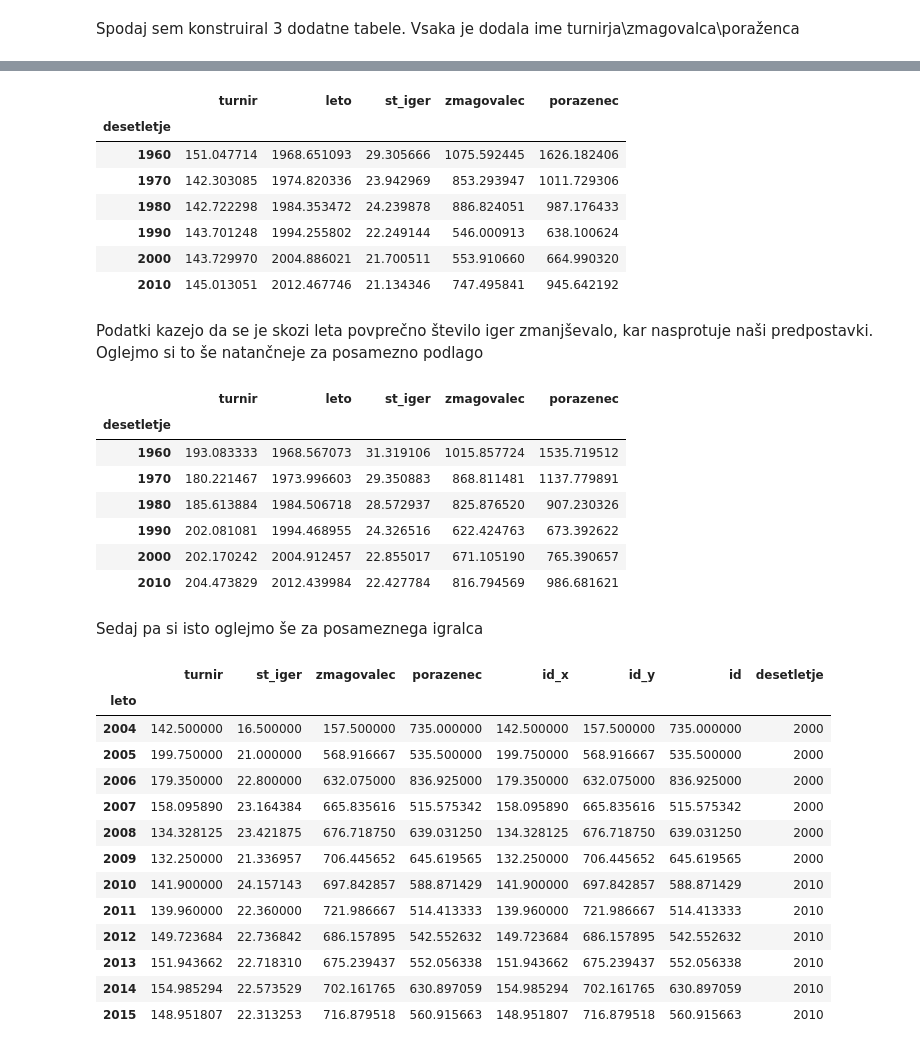
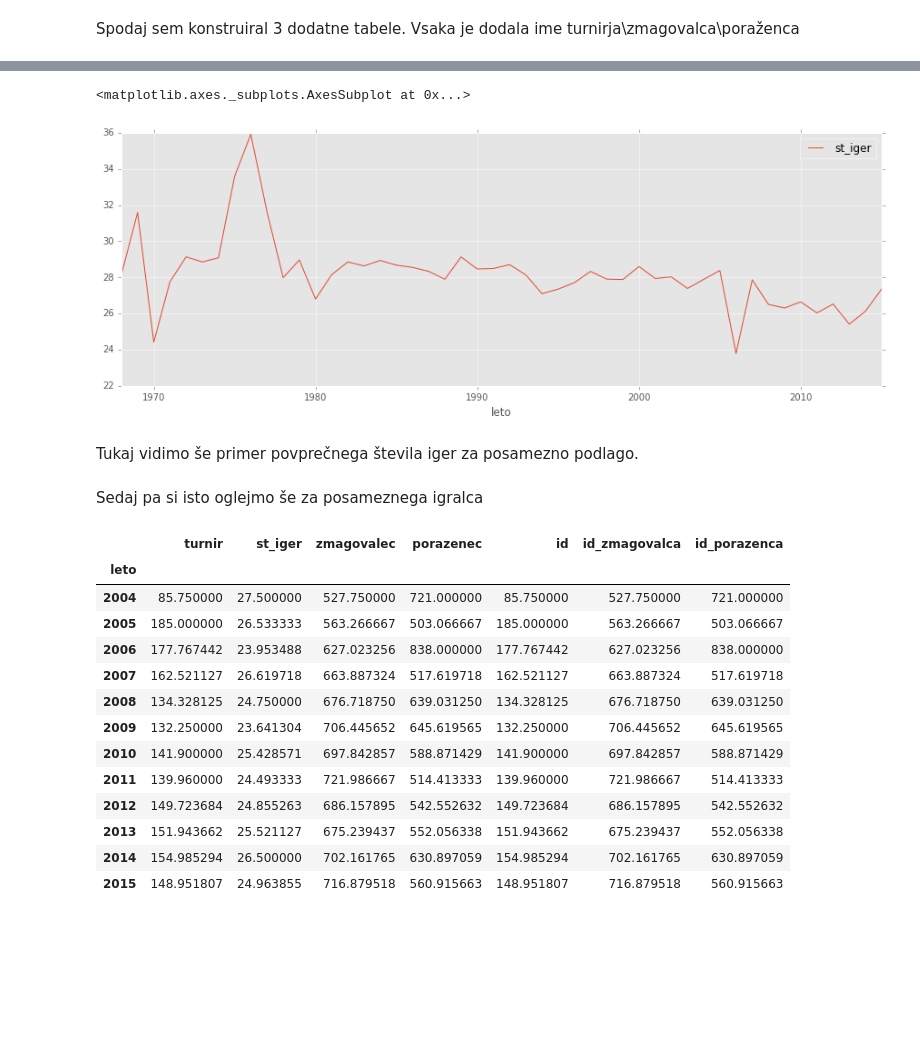
Before and after one commit to Mihec123/Projekt_Programiranje1, a Jupyter notebook: Projekt_Tenis.ipynb, the cells around one changed output, grey strips where cells are left out. Drawn from its saved outputs; the diff is of its cells as text; code cells hidden in the pictures; blank space fills up the shorter version.

```diff
--- a/Projekt_Tenis.ipynb
+++ b/Projekt_Tenis.ipynb
@@ -25,7 +25,8 @@ Vsi podatki so bili pobrani s spletne strani [ATP World tour](http://www.atpworl
 
 import pandas as pd
 import matplotlib.pyplot as plt
+plt.style.use('ggplot')
 
-pd.set_option('display.mpl_style', 'default') # Make the graphs a bit prettier
+pd.set_option('display.max_rows', 30)
 plt.rcParams['figure.figsize'] = (15, 5)
 # %% [markdown]
@@ -64,6 +65,6 @@ Spodaj sem konstruiral 3 dodatne tabele. Vsaka je dodala ime turnirja\zmagovalca
 # %%
 tabela = podatki.merge(turnirji,left_on="turnir", right_on="id")
 # %%
-tabela1 = tabela.merge(igralci,left_on="zmagovalec", right_on="id")
+tabela1 = tabela.merge(igralci,left_on="zmagovalec", right_on="id",suffixes = ("","_zmagovalca"))
 # %%
-tabela2 = tabela1.merge(igralci,left_on="porazenec", right_on="id")
+tabela2 = tabela1.merge(igralci,left_on="porazenec", right_on="id",suffixes = ("","_porazenca"))
@@ -85,43 +156,26 @@ podatki["desetletje"] = 10 * (podatki["leto"]//10)
-# %%
-podatki.groupby("desetletje").mean()
-# %% [output]
-|  | turnir | leto | st_iger | zmagovalec | porazenec |
-| desetletje |  |  |  |  |  |
-| 1960 | 151.047714 | 1968.651093 | 29.305666 | 1075.592445 | 1626.182406 |
-| 1970 | 142.303085 | 1974.820336 | 23.942969 | 853.293947 | 1011.729306 |
-| 1980 | 142.722298 | 1984.353472 | 24.239878 | 886.824051 | 987.176433 |
-| 1990 | 143.701248 | 1994.255802 | 22.249144 | 546.000913 | 638.100624 |
-| 2000 | 143.729970 | 2004.886021 | 21.700511 | 553.910660 | 664.990320 |
-| 2010 | 145.013051 | 2012.467746 | 21.134346 | 747.495841 | 945.642192 |
-# %% [markdown]
-Podatki kazejo da se je skozi leta povprečno število iger zmanjševalo, kar nasprotuje naši predpostavki. Oglejmo si to še natančneje za posamezno podlago
 # %%
-podatki[podatki.podlaga == "Grass"].groupby("desetletje").mean()
+podatki[podatki.podlaga == "Grass"].groupby("leto").mean().plot(y="st_iger")
 # %% [output]
-|  | turnir | leto | st_iger | zmagovalec | porazenec |
-| desetletje |  |  |  |  |  |
-| 1960 | 193.083333 | 1968.567073 | 31.319106 | 1015.857724 | 1535.719512 |
-| 1970 | 180.221467 | 1973.996603 | 29.350883 | 868.811481 | 1137.779891 |
-| 1980 | 185.613884 | 1984.506718 | 28.572937 | 825.876520 | 907.230326 |
-| 1990 | 202.081081 | 1994.468955 | 24.326516 | 622.424763 | 673.392622 |
-| 2000 | 202.170242 | 2004.912457 | 22.855017 | 671.105190 | 765.390657 |
-| 2010 | 204.473829 | 2012.439984 | 22.427784 | 816.794569 | 986.681621 |
+<matplotlib.axes._subplots.AxesSubplot at 0x...>
+[figure, added]
+# %% [markdown]
+Tukaj vidimo še primer povprečnega števila iger za posamezno podlago.
 # %% [markdown]
 Sedaj pa si isto oglejmo še za posameznega igralca
 # %%
-tabela2[(tabela2.ime_y == "Novak Djokovic") | (tabela2.ime == "Novak Djokovic")].groupby("leto").mean()
+tabela2[(tabela2.ime_zmagovalca == "Novak Djokovic") | (tabela2.ime_porazenca == "Novak Djokovic")].groupby("leto").mean()
 # %% [output]
-|  | turnir | st_iger | zmagovalec | porazenec | id_x | id_y | id | desetletje |
-| leto |  |  |  |  |  |  |  |  |
-| 2004 | 142.500000 | 16.500000 | 157.500000 | 735.000000 | 142.500000 | 157.500000 | 735.000000 | 2000 |
-| 2005 | 199.750000 | 21.000000 | 568.916667 | 535.500000 | 199.750000 | 568.916667 | 535.500000 | 2000 |
-| 2006 | 179.350000 | 22.800000 | 632.075000 | 836.925000 | 179.350000 | 632.075000 | 836.925000 | 2000 |
-| 2007 | 158.095890 | 23.164384 | 665.835616 | 515.575342 | 158.095890 | 665.835616 | 515.575342 | 2000 |
-| 2008 | 134.328125 | 23.421875 | 676.718750 | 639.031250 | 134.328125 | 676.718750 | 639.031250 | 2000 |
-| 2009 | 132.250000 | 21.336957 | 706.445652 | 645.619565 | 132.250000 | 706.445652 | 645.619565 | 2000 |
-| 2010 | 141.900000 | 24.157143 | 697.842857 | 588.871429 | 141.900000 | 697.842857 | 588.871429 | 2010 |
-| 2011 | 139.960000 | 22.360000 | 721.986667 | 514.413333 | 139.960000 | 721.986667 | 514.413333 | 2010 |
-| 2012 | 149.723684 | 22.736842 | 686.157895 | 542.552632 | 149.723684 | 686.157895 | 542.552632 | 2010 |
-| 2013 | 151.943662 | 22.718310 | 675.239437 | 552.056338 | 151.943662 | 675.239437 | 552.056338 | 2010 |
-| 2014 | 154.985294 | 22.573529 | 702.161765 | 630.897059 | 154.985294 | 702.161765 | 630.897059 | 2010 |
-| 2015 | 148.951807 | 22.313253 | 716.879518 | 560.915663 | 148.951807 | 716.879518 | 560.915663 | 2010 |
+|  | turnir | st_iger | zmagovalec | porazenec | id | id_zmagovalca | id_porazenca |
+| leto |  |  |  |  |  |  |  |
+| 2004 | 85.750000 | 27.500000 | 527.750000 | 721.000000 | 85.750000 | 527.750000 | 721.000000 |
+| 2005 | 185.000000 | 26.533333 | 563.266667 | 503.066667 | 185.000000 | 563.266667 | 503.066667 |
+| 2006 | 177.767442 | 23.953488 | 627.023256 | 838.000000 | 177.767442 | 627.023256 | 838.000000 |
+| 2007 | 162.521127 | 26.619718 | 663.887324 | 517.619718 | 162.521127 | 663.887324 | 517.619718 |
+| 2008 | 134.328125 | 24.750000 | 676.718750 | 639.031250 | 134.328125 | 676.718750 | 639.031250 |
+| 2009 | 132.250000 | 23.641304 | 706.445652 | 645.619565 | 132.250000 | 706.445652 | 645.619565 |
+| 2010 | 141.900000 | 25.428571 | 697.842857 | 588.871429 | 141.900000 | 697.842857 | 588.871429 |
+| 2011 | 139.960000 | 24.493333 | 721.986667 | 514.413333 | 139.960000 | 721.986667 | 514.413333 |
+| 2012 | 149.723684 | 24.855263 | 686.157895 | 542.552632 | 149.723684 | 686.157895 | 542.552632 |
+| 2013 | 151.943662 | 25.521127 | 675.239437 | 552.056338 | 151.943662 | 675.239437 | 552.056338 |
+| 2014 | 154.985294 | 26.500000 | 702.161765 | 630.897059 | 154.985294 | 702.161765 | 630.897059 |
+| 2015 | 148.951807 | 24.963855 | 716.879518 | 560.915663 | 148.951807 | 716.879518 | 560.915663 |
```
Also changed, not shown: parts of 17 cells of this notebook, 4 other files.
